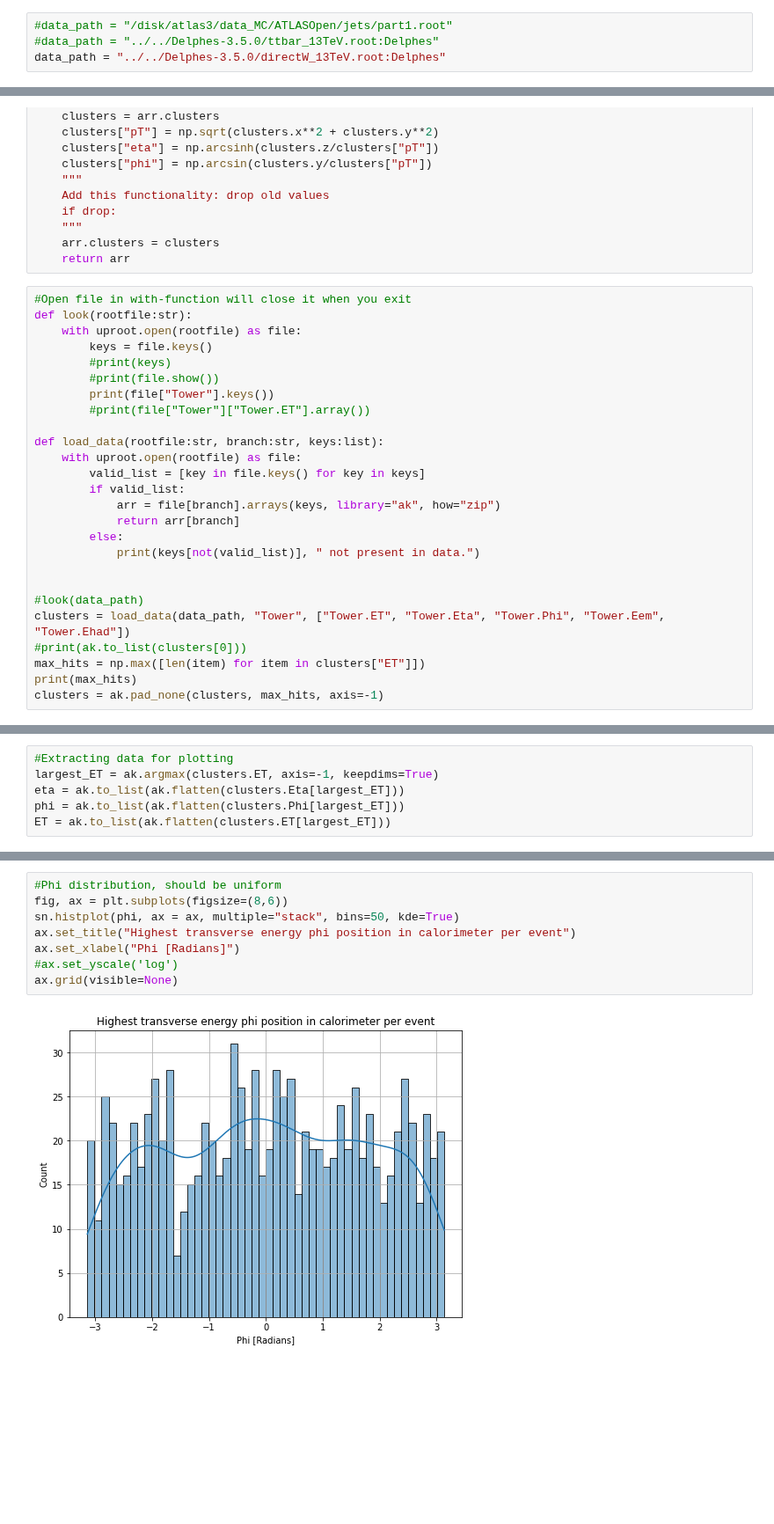
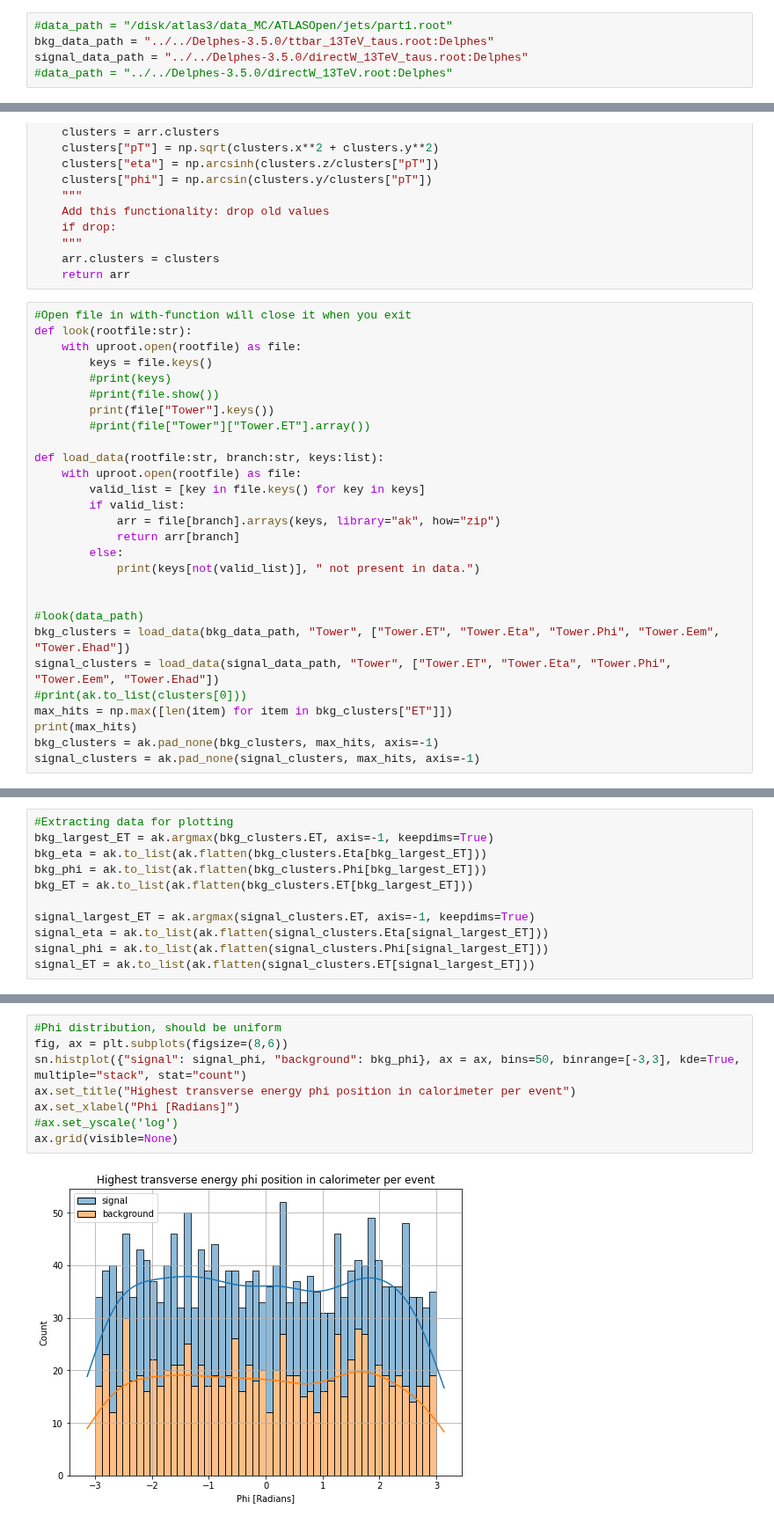
Before and after one commit to choisant/imcalML, a Jupyter notebook: notebooks/analyze_delphes_file.ipynb, the cells around one changed output, grey strips where cells are left out. Shown at 88% size. Drawn from its saved outputs; the diff is of its cells as text; blank space fills up the shorter version.

Commit message:
Update analyze delphes file

```diff
--- a/notebooks/analyze_delphes_file.ipynb
+++ b/notebooks/analyze_delphes_file.ipynb
@@ -8,8 +8,9 @@ import seaborn as sn
 from fast_histogram import histogram2d
 # %%
 #data_path = "/disk/atlas3/data_MC/ATLASOpen/jets/part1.root"
-#data_path = "../../Delphes-3.5.0/ttbar_13TeV.root:Delphes"
-data_path = "../../Delphes-3.5.0/directW_13TeV.root:Delphes"
+bkg_data_path = "../../Delphes-3.5.0/ttbar_13TeV_taus.root:Delphes"
+signal_data_path = "../../Delphes-3.5.0/directW_13TeV_taus.root:Delphes"
+#data_path = "../../Delphes-3.5.0/directW_13TeV.root:Delphes"
 # %% [markdown]
 These are some examples of how to look at root files using uproot and awkward arrays. More info in this tutorial:
 https://hub.gke2.mybinder.org/user/jpivarski-2020--ep2020-tutorial-7h7oraqf/lab/tree/tutorial.ipynb
@@ -73,9 +74,11 @@ def load_data(rootfile:str, branch:str, keys:list):
 
 
 #look(data_path)
-clusters = load_data(data_path, "Tower", ["Tower.ET", "Tower.Eta", "Tower.Phi", "Tower.Eem", "Tower.Ehad"])
+bkg_clusters = load_data(bkg_data_path, "Tower", ["Tower.ET", "Tower.Eta", "Tower.Phi", "Tower.Eem", "Tower.Ehad"])
+signal_clusters = load_data(signal_data_path, "Tower", ["Tower.ET", "Tower.Eta", "Tower.Phi", "Tower.Eem", "Tower.Ehad"])
 #print(ak.to_list(clusters[0]))
-max_hits = np.max([len(item) for item in clusters["ET"]])
+max_hits = np.max([len(item) for item in bkg_clusters["ET"]])
 print(max_hits)
-clusters = ak.pad_none(clusters, max_hits, axis=-1)
+bkg_clusters = ak.pad_none(bkg_clusters, max_hits, axis=-1)
+signal_clusters = ak.pad_none(signal_clusters, max_hits, axis=-1)
 # %% [output]
@@ -101,9 +96,14 @@ print(ak.flatten(ET))
 # %%
 #Extracting data for plotting
-largest_ET = ak.argmax(clusters.ET, axis=-1, keepdims=True)
-eta = ak.to_list(ak.flatten(clusters.Eta[largest_ET]))
-phi = ak.to_list(ak.flatten(clusters.Phi[largest_ET]))
-ET = ak.to_list(ak.flatten(clusters.ET[largest_ET]))
+bkg_largest_ET = ak.argmax(bkg_clusters.ET, axis=-1, keepdims=True)
+bkg_eta = ak.to_list(ak.flatten(bkg_clusters.Eta[bkg_largest_ET]))
+bkg_phi = ak.to_list(ak.flatten(bkg_clusters.Phi[bkg_largest_ET]))
+bkg_ET = ak.to_list(ak.flatten(bkg_clusters.ET[bkg_largest_ET]))
+
+signal_largest_ET = ak.argmax(signal_clusters.ET, axis=-1, keepdims=True)
+signal_eta = ak.to_list(ak.flatten(signal_clusters.Eta[signal_largest_ET]))
+signal_phi = ak.to_list(ak.flatten(signal_clusters.Phi[signal_largest_ET]))
+signal_ET = ak.to_list(ak.flatten(signal_clusters.ET[signal_largest_ET]))
 # %%
 #Eta distribution
 fig, ax = plt.subplots(figsize=(8,6))
@@ -117,13 +117,13 @@ ax.grid(visible=None)
 # %%
 #Phi distribution, should be uniform
 fig, ax = plt.subplots(figsize=(8,6))
-sn.histplot(phi, ax = ax, multiple="stack", bins=50, kde=True)
+sn.histplot({"signal": signal_phi, "background": bkg_phi}, ax = ax, bins=50, binrange=[-3,3], kde=True, multiple="stack", stat="count")
 ax.set_title("Highest transverse energy phi position in calorimeter per event")
 ax.set_xlabel("Phi [Radians]")
 #ax.set_yscale('log')
 ax.grid(visible=None)
 # %% [output]
-[figure, old version]
+[figure, new version]
 # %%
 #Energy distribution
 fig, ax = plt.subplots(figsize=(8,6))
```
Also changed, not shown: parts of 11 cells of this notebook.
